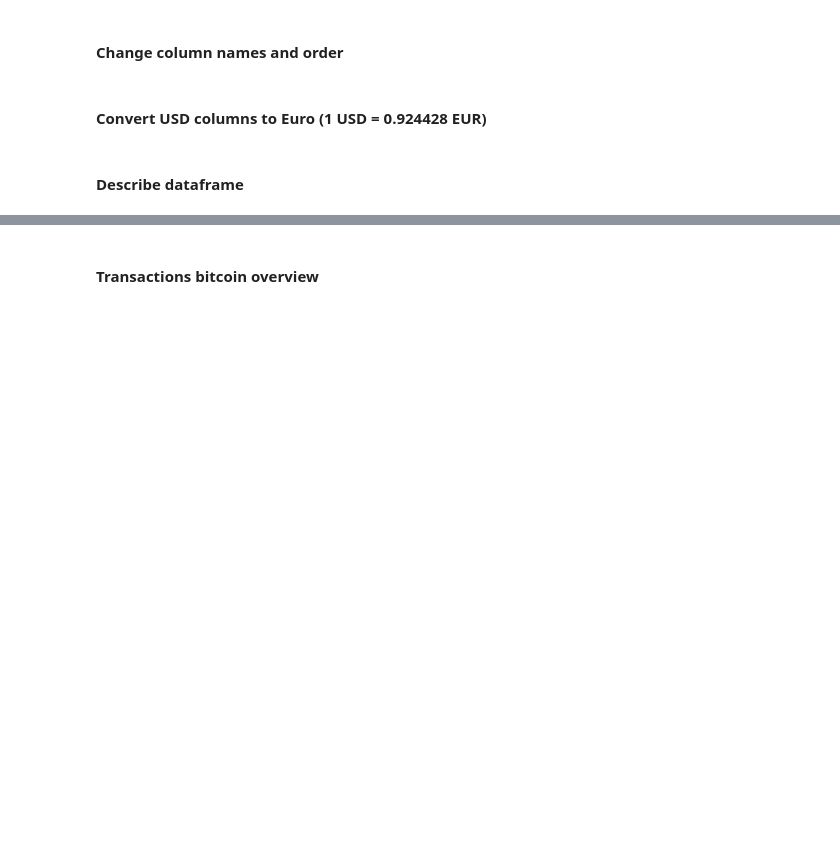
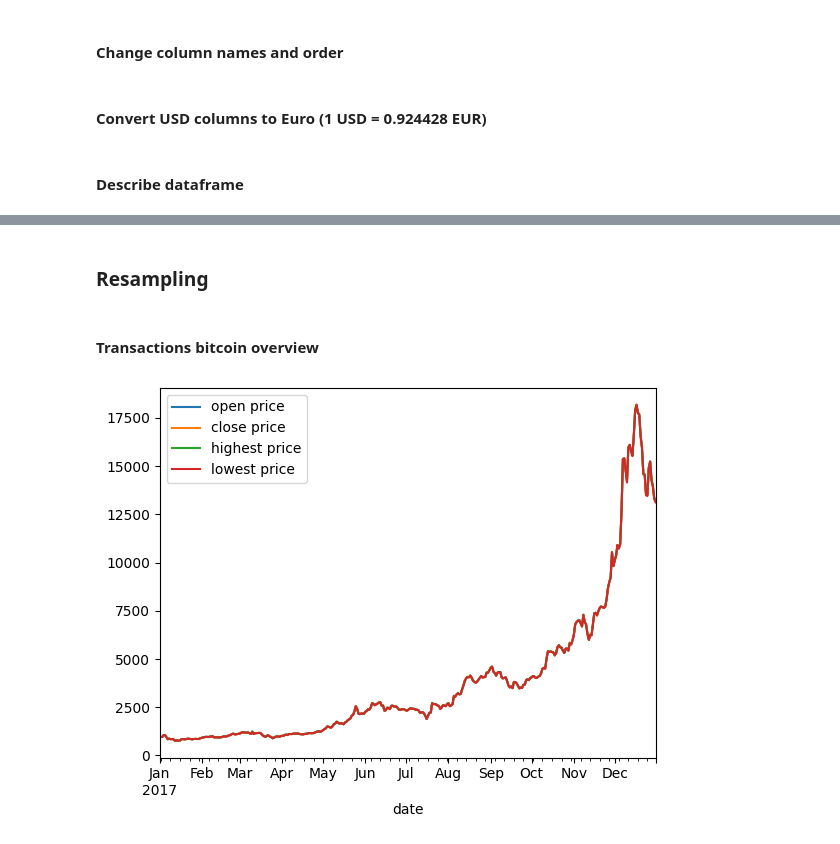
Before and after one commit to tiagohorta21/bitcoin_idc, a Jupyter notebook: main.ipynb, the cells around one changed output, grey strips where cells are left out. Saved outputs shown, nothing was run; the diff lists cells and outputs as text; code cells hidden in the pictures; blank space fills up the shorter version.

```diff
--- a/main.ipynb
+++ b/main.ipynb
@@ -33,6 +42,7 @@ bitcoin_2017 = bitcoin_2017.drop(['symbol'], axis = 1)
 # %% [markdown]
 #### Index by date
 # %%
+bitcoin_2017['date'] = pd.to_datetime(bitcoin_2017['date'])
 bitcoin_2017 = bitcoin_2017.set_index('date')
 # %% [markdown]
 #### Reverse row order (From oldest to newest)
@@ -61,2 +81,9 @@ bitcoin_2017.describe()
+# %% [markdown]
+### Resampling
+# %%
+# resample the data to get the highest price per day
+price = [col for col in bitcoin_2017.columns if 'price' in col]
+
+day_resample_max = bitcoin_2017[price].resample('D').max()
 # %% [markdown]
 #### Transactions bitcoin overview
@@ -65 +90,5 @@ plot_1 = bitcoin_2017['volume bitcoin'].plot(figsize=(20,8))
+# %%
+plot_1 = day_resample_max.plot()
+# %% [output]
+[figure, added]
 # %%
```
Also changed, not shown: parts of 5 cells of this notebook, 1 other file.
